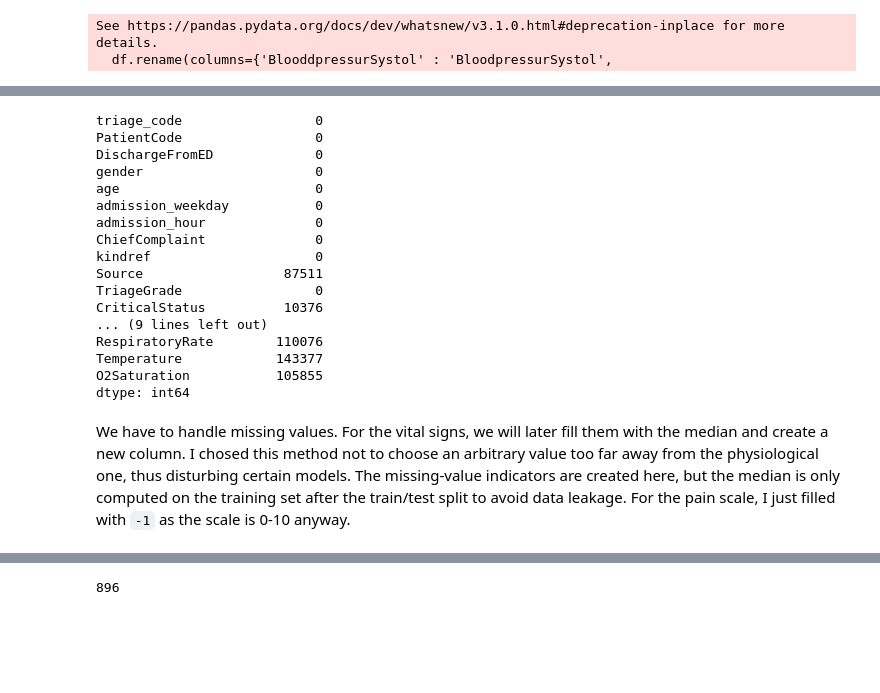
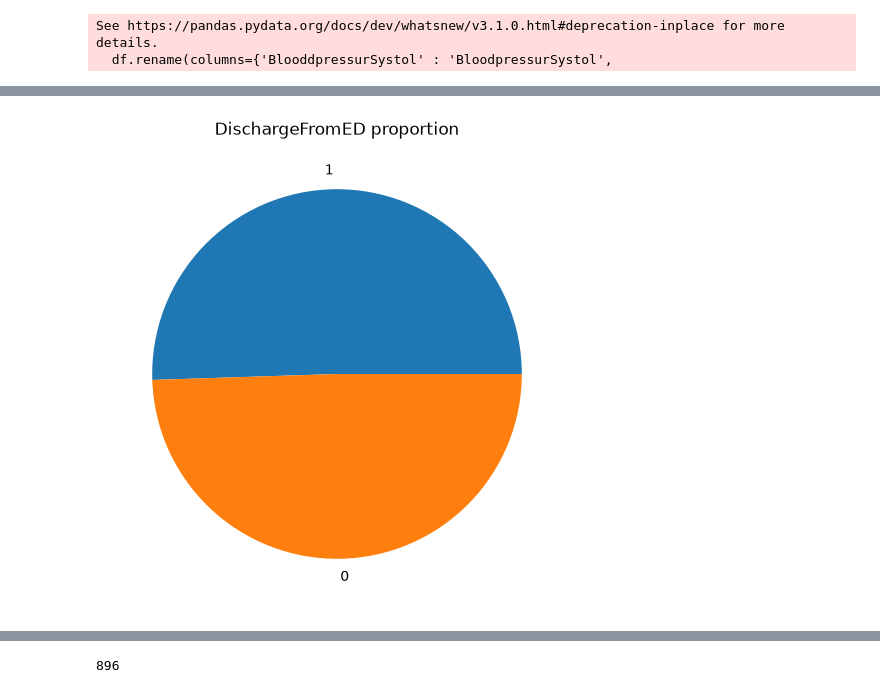
Before and after one commit to asdrz/ER-predicting-length-of-stay, a Jupyter notebook: main.ipynb, the cells around one changed output, grey strips where cells are left out. Cells and saved outputs as stored; diff of their text form; code cells hidden in the pictures; blank space fills up the shorter version.

```diff
--- a/main.ipynb
+++ b/main.ipynb
@@ -91,23 +73,3 @@ memory usage: 26.3 MB
-# %%
-df.isnull().sum()
-# %% [output]
-triage_code                 0
-PatientCode                 0
-DischargeFromED             0
-gender                      0
-age                         0
-admission_weekday           0
-admission_hour              0
-ChiefComplaint              0
-kindref                     0
-Source                  87511
-TriageGrade                 0
-CriticalStatus          10376
-... (9 lines left out)
-RespiratoryRate        110076
-Temperature            143377
-O2Saturation           105855
-dtype: int64
 # %%
 # Defining columns groups
 num_vitals   = ['BloodpressurSystol', 'BloodpressurDiastol', 'PulseRate', 'RespiratoryRate', 'O2Saturation']
@@ -115,5 +77,3 @@ binary_cols  = ['NeedFastExecute', 'CriticalStatus', 'StuporStatus', 'MentalDist
 nominal_cols = ['kindref', 'Source', 'AVPU']
 
 # age, admission_weekday, admission_hour, TriageGrade, PainGrade are already numerical so no need to encode them
-# %% [markdown]
-We have to handle missing values. For the vital signs, we will later fill them with the median and create a new column. I chosed this method not to choose an arbitrary value too far away from the physiological one, thus disturbing certain models. The missing-value indicators are created here, but the median is only computed on the training set after the train/test split to avoid data leakage. For the pain scale, I just filled with ``-1`` as the scale is 0-10 anyway.
@@ -135,0 +80,10 @@ df['gender'] = df['gender'].astype(int)
+# %%
+plt.figure(figsize=(6, 6))
+
+y_prop = df['DischargeFromED'].value_counts(normalize=True)
+plt.pie(y_prop, labels = ['1', '0'])
+
+plt.title('DischargeFromED proportion')
+plt.show()
+# %% [output]
+[figure, added]
```
Also changed, not shown: parts of 20 cells of this notebook.
